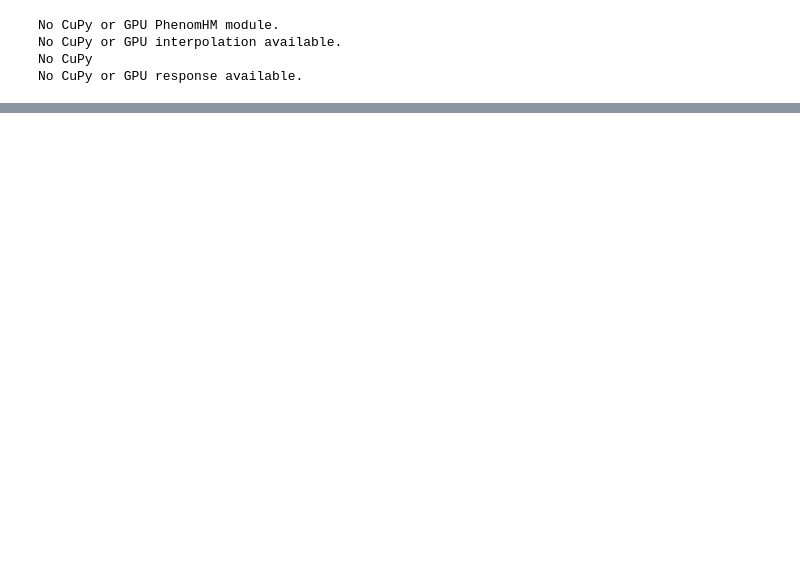
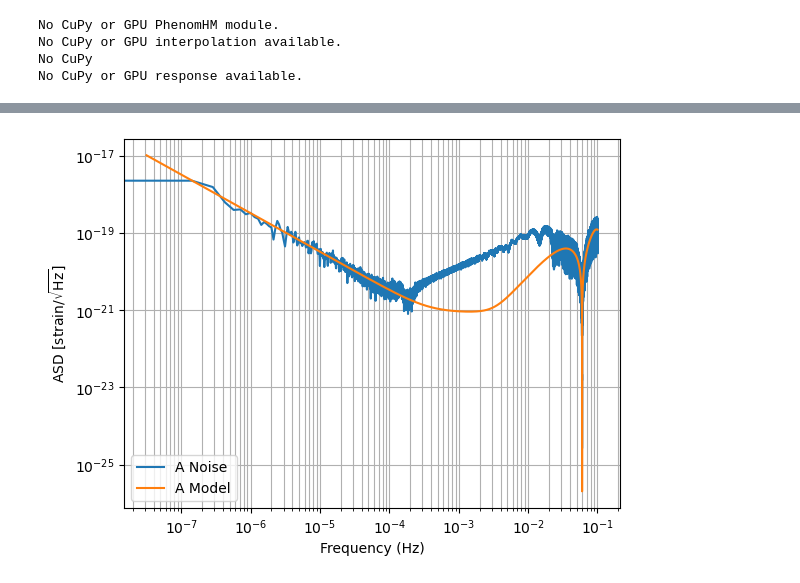
Before and after one commit to manishprasad0/LISA_Master_Thesis, a Jupyter notebook: time_freq.ipynb, the cells around one changed output, grey strips where cells are left out. Cells and saved outputs as stored; diff of their text form; code cells hidden in the pictures; blank space fills up the shorter version.

```diff
--- a/time_freq.ipynb
+++ b/time_freq.ipynb
@@ -49,0 +61,4 @@ signal_td = sim(seed = 42, parameters=parameters, modes=modes, waveform_kwargs=w
+# %%
+sim.plot_frequency_domain(num_channels=1)
+# %% [output]
+[figure, added]
```
Also changed, not shown: parts of 2 cells of this notebook, 1 other file.
